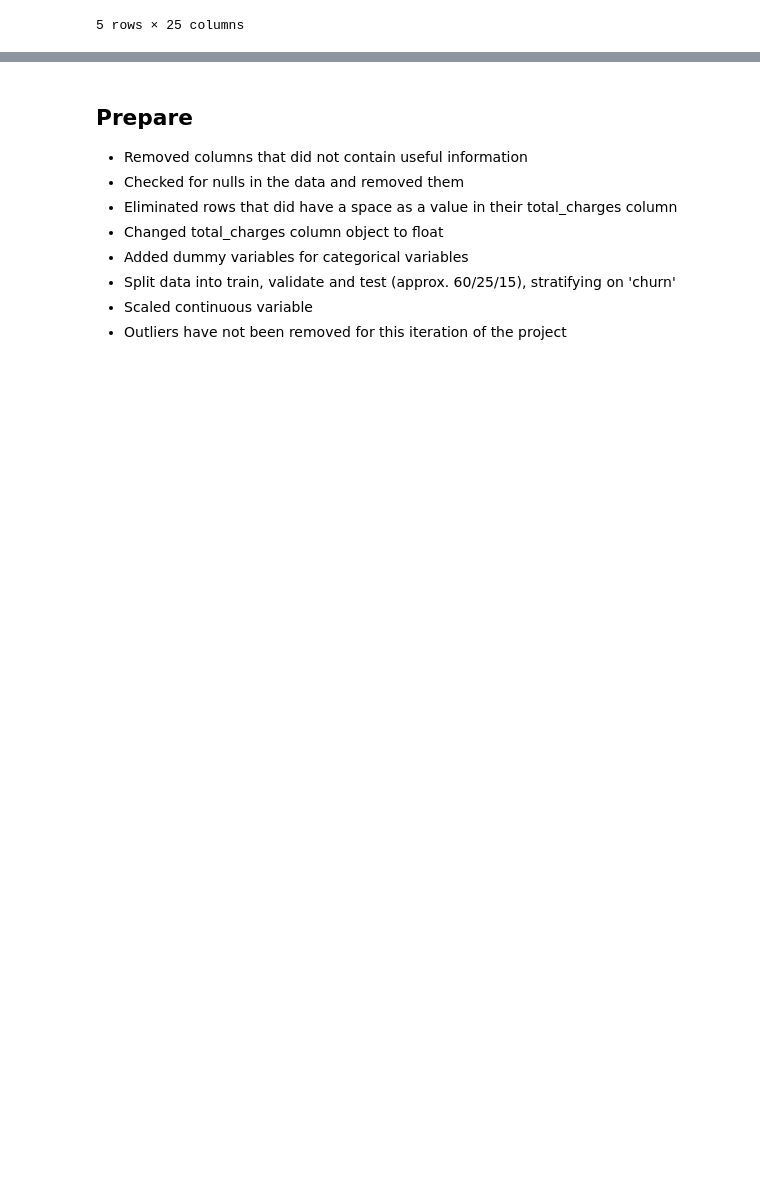
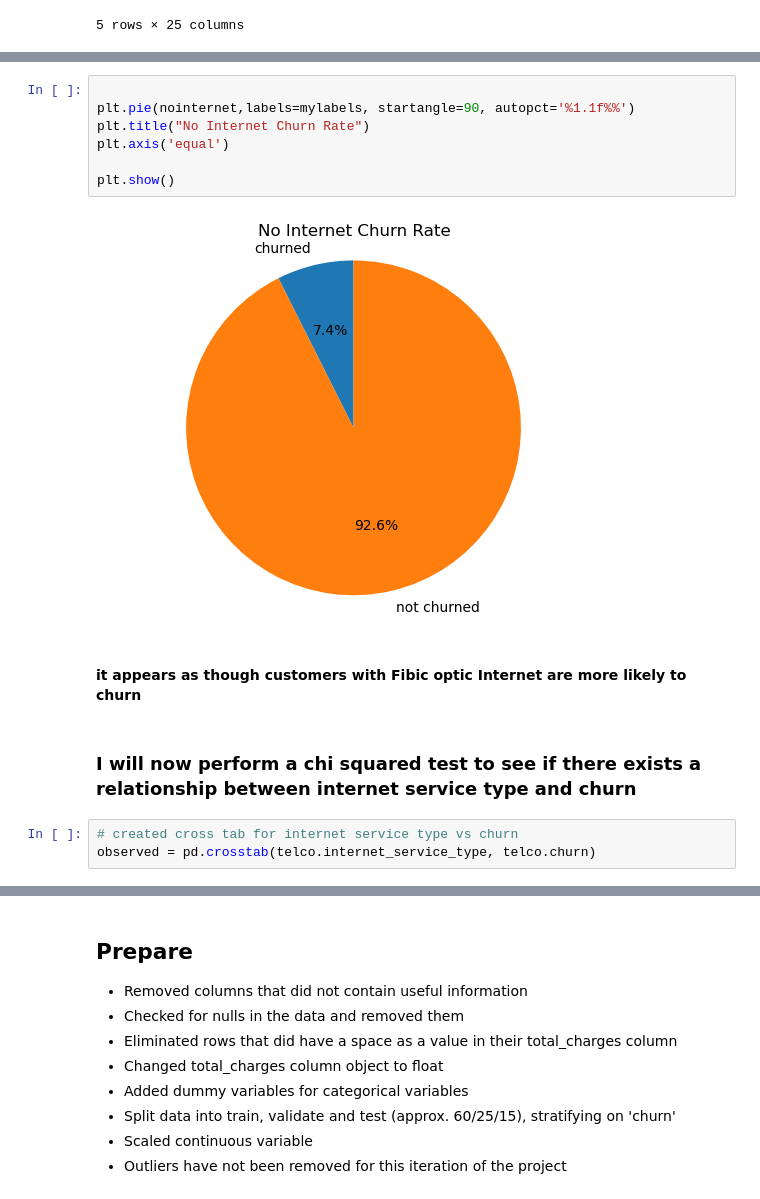
Before and after one commit to wherrickjr/classification_project, a Jupyter notebook: classification_project.ipynb, the cells around one changed output, grey strips where cells are left out. Saved outputs shown, nothing was run; the diff lists cells and outputs as text; blank space fills up the shorter version.

```diff
--- a/classification_project.ipynb
+++ b/classification_project.ipynb
@@ -97,0 +90,16 @@ Text(0.5, 1.0, 'No Internet Churn Rate')
+# %%
+
+plt.pie(nointernet,labels=mylabels, startangle=90, autopct='%1.1f%%')
+plt.title("No Internet Churn Rate")
+plt.axis('equal')
+
+plt.show()
+# %% [output]
+[figure, added]
+# %% [markdown]
+#### it appears as though customers with Fibic optic Internet are more likely to churn
+# %% [markdown]
+### I will now perform a chi squared test to see if there exists a relationship between internet service type and churn
+# %%
+# created cross tab for internet service type vs churn
+observed = pd.crosstab(telco.internet_service_type, telco.churn)
```
Also changed, not shown: parts of 32 cells of this notebook.
